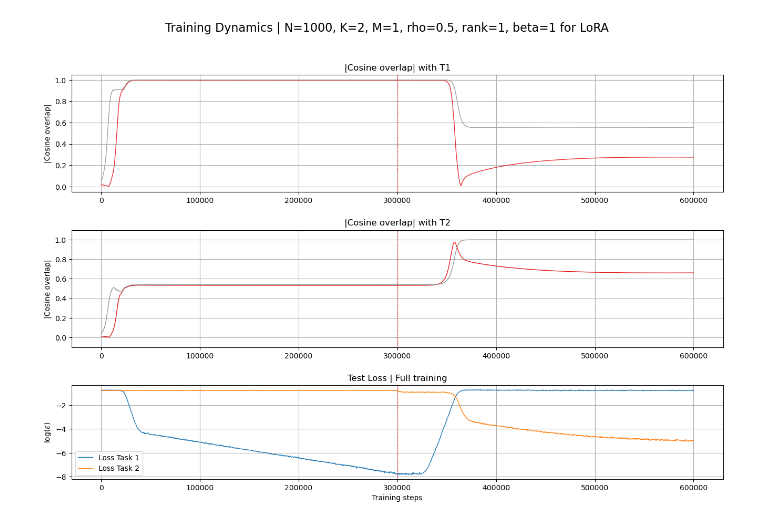
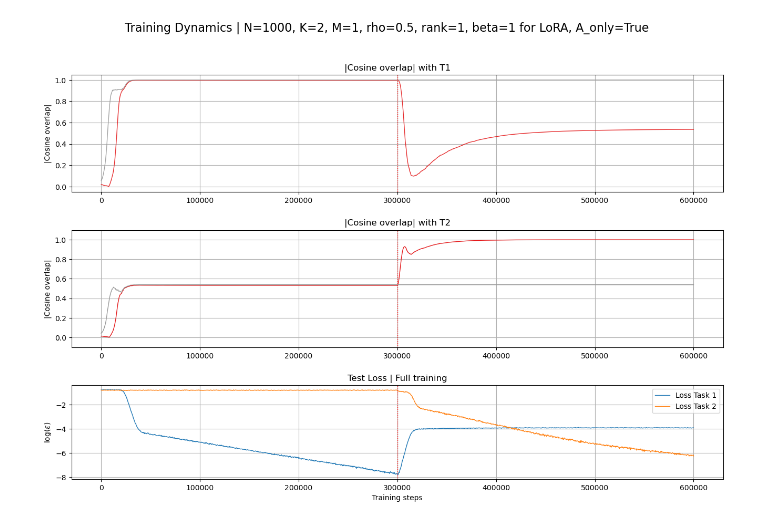
Before and after one commit to thmarchetta/Continual_Learning_LoRA, a Jupyter notebook: data_visualization.ipynb, the cells around one changed output. Cells and saved outputs as stored; diff of their text form; code cells hidden in the pictures.

```diff
--- a/data_visualization.ipynb
+++ b/data_visualization.ipynb
@@ -33,7 +33,8 @@ constraint = (
         (sim["rho"] == args.rho) &
         (sim["M"] == args.M) &
         (sim["K"] == args.K) &
-        (sim["N"] == args.N)
+        (sim["N"] == args.N) &
+        (sim["A_only"] == args.A_only)
     )
 
 df = sim[constraint]
@@ -49,7 +50,8 @@ constraint_ODE = (
     (sim_ODEs["rho"] == args.rho) &
     (sim_ODEs["M"] == args.M) &
     (sim_ODEs["K"] == args.K) &
-    (sim_ODEs["N"] == args.N)
+    (sim_ODEs["N"] == args.N) &
+    (sim_ODEs["A_only"] == args.A_only)
 )
 df_ODES = sim_ODEs[constraint_ODE]
 
@@ -62,7 +64,7 @@ colors = cm.Set1(np.linspace(0, 1, args.K*args.M))
 
 # --- Grid layout ---
 fig = plt.figure(figsize=(16, 10))
-fig.suptitle(f"Training Dynamics | N={args.N}, K={args.K}, M={args.M}, rho={args.rho}, rank={args.L}, beta={args.beta} for {args.method}", fontsize=16)
+fig.suptitle(f"Training Dynamics | N={args.N}, K={args.K}, M={args.M}, rho={args.rho}, rank={args.L}, beta={args.beta} for {args.method}, A_only={args.A_only}", fontsize=16)
 gs = fig.add_gridspec(3, 1, height_ratios=[1, 1, 0.8], hspace=0.35)
 
 # --- Top: |Overlap T1| on all training ---
@@ -92,35 +94,35 @@ ax_t1.grid(True)
 ax_t2 = fig.add_subplot(gs[1, 0])
 
 for idx, (i, j) in enumerate([(i,j) for i in range(1,args.K+1) for j in range(1,args.M+1)]):
     col_full= f'overlap_t2_full_{i}{j}'
     color = colors[idx]
     ax_t2.plot(df["steps"],
                np.abs(df[col_full]),
                lw=1, linestyle='-', color=color, alpha=1.0,
                label=f"T2 {i}{j}")
 
 ax_t2.set_title("|Cosine overlap| with T2")
 ax_t2.set_ylabel("|Cosine overlap|")
 ax_t2.set_ylim(-0.1, 1.1)
 ax_t2.axvline(x=P, linestyle=':', color='red', lw=1.0)
 ax_t2.grid(True)
 
 # --- Bottom row: Test losses full training ---
 ax_loss = fig.add_subplot(gs[2, 0])
 ax_loss.plot(df["steps"], np.log10(df["test_loss1"]), lw=1, label="Loss Task 1")
 ax_loss.plot(df["steps"], np.log10(df["test_loss2"]), lw=1, label="Loss Task 2")
 ax_loss.set_title("Test Loss | Full training")
 ax_loss.set_xlabel("Training steps")
 ax_loss.set_ylabel(r"$\log(\epsilon)$")
 ax_loss.axvline(x=P, linestyle=':', color='red', lw=1.0)
 ax_loss.grid(True)
 ax_loss.legend()
 
 
-plt.savefig(f"training_K_{args.K}_M_{args.M}_rho_{args.rho}_rank_{args.L}_beta_{args.beta}_{args.method}.pdf")
+plt.savefig(f"training_K_{args.K}_M_{args.M}_rho_{args.rho}_rank_{args.L}_beta_{args.beta}_{args.method}_A_only_{args.A_only}.pdf")
 plt.show()
 # %% [output]
-[figure, old version]
+[figure, new version]
 # %%
 t_span = args.N * np.arange(0,2*args.alpha,args.integration_step)
 plt.figure(figsize=(10,6))
```
Also changed, not shown: parts of 14 cells of this notebook, 4 other files.
